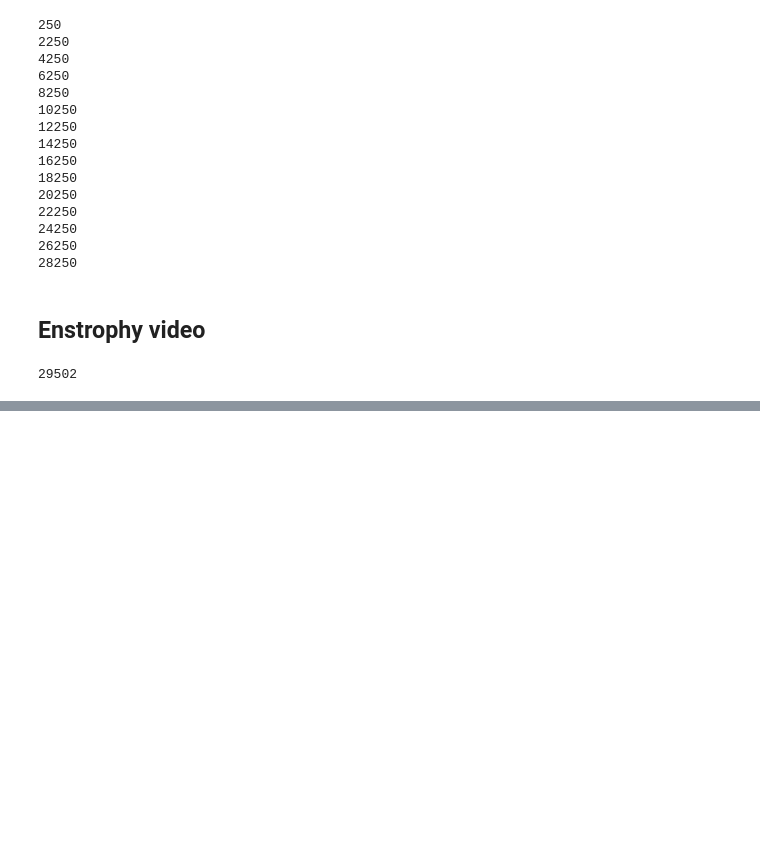
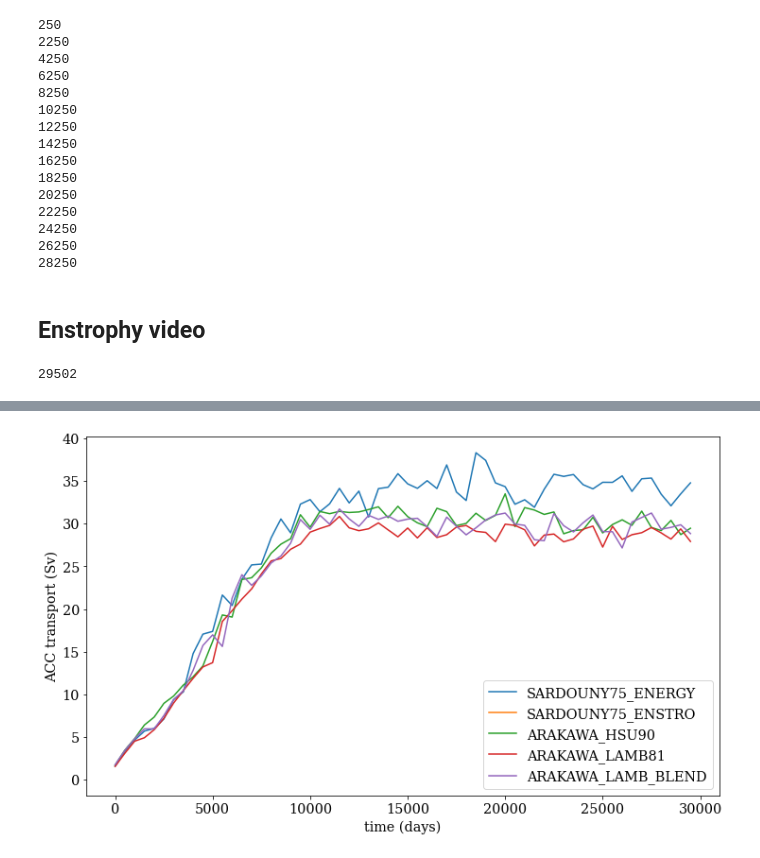
Before and after one commit to ocean-eddy-cpt/NeverWorld2, a Jupyter notebook: A002_02_August_2020_EKE.ipynb, the cells around one changed output, grey strips where cells are left out. Cells and saved outputs as stored; diff of their text form; code cells hidden in the pictures; blank space fills up the shorter version.

Commit message:
Added comparison of ACC transport

```diff
--- a/A002_02_August_2020_EKE.ipynb
+++ b/A002_02_August_2020_EKE.ipynb
@@ -899,0 +902,30 @@ while end_time < 29502:
+# %%
+yh = av1.yh.sel(yh=slice(-70,-30)).values
+acc1 = np.zeros((30000//500))
+acc2 = np.zeros((30000//500))
+acc3 = np.zeros((30000//500))
+acc4 = np.zeros((30000//500))
+time = np.arange(0,30000,500)
+# %%
+end_time = 250-2000
+i=0-4
+while end_time < 28250:
+    i=i+4
+    end_time = end_time + 2000
+    print(end_time)
+    filename = 'run13/longmean_'+'{0:08}'.format(end_time)+ '.nc'
+    av1 = xr.open_dataset(filename, decode_times=False)
+    filename = 'run9/longmean_'+'{0:08}'.format(end_time)+ '.nc'
+    av2 = xr.open_dataset(filename, decode_times=False)
+    filename = 'run11/longmean_'+'{0:08}'.format(end_time)+ '.nc'
+    av3 = xr.open_dataset(filename, decode_times=False)
+    filename = 'run12/longmean_'+'{0:08}'.format(end_time)+ '.nc'
+    av4 = xr.open_dataset(filename, decode_times=False)
+    acc1_temp = ((av1.uh.values)*(interp_h_to_u((av1.h/st.depth_ocean).values)))
+    acc2_temp = ((av2.uh.values)*(interp_h_to_u((av2.h/st.depth_ocean).values)))
+    acc3_temp = ((av3.uh.values)*(interp_h_to_u((av3.h/st.depth_ocean).values)))
+    acc4_temp = ((av4.uh.values)*(interp_h_to_u((av4.h/st.depth_ocean).values)))
+    acc1[i:(i+4)] = np.nansum(np.nansum(acc1_temp[:,:,0:161,0], axis=2),axis=1)
+    acc2[i:(i+4)] = np.nansum(np.nansum(acc2_temp[:,:,0:161,0], axis=2),axis=1)
+    acc3[i:(i+4)] = np.nansum(np.nansum(acc3_temp[:,:,0:161,0], axis=2),axis=1)
+    acc4[i:(i+4)] = np.nansum(np.nansum(acc4_temp[:,:,0:161,0], axis=2),axis=1)
@@ -899,0 +948,13 @@ while end_time < 29502:
+# %%
+plt.figure(figsize=(12,7))
+plt.plot(time,acc1/1e6)
+plt.plot([0],[0])
+plt.plot(time,acc2/1e6)
+plt.plot(time,acc3/1e6)
+plt.plot(time,acc4/1e6)
+plt.ylabel('ACC transport (Sv)')
+plt.xlabel('time (days)')
+plt.gca().legend(('SARDOUNY75_ENERGY','SARDOUNY75_ENSTRO','ARAKAWA_HSU90','ARAKAWA_LAMB81','ARAKAWA_LAMB_BLEND'))
+plt.savefig('ACC_transport.png', dpi=200,bbox_inches='tight',pad_inches=0)
+# %% [output]
+[figure, added]
```
Also changed, not shown: parts of 9 cells of this notebook.
